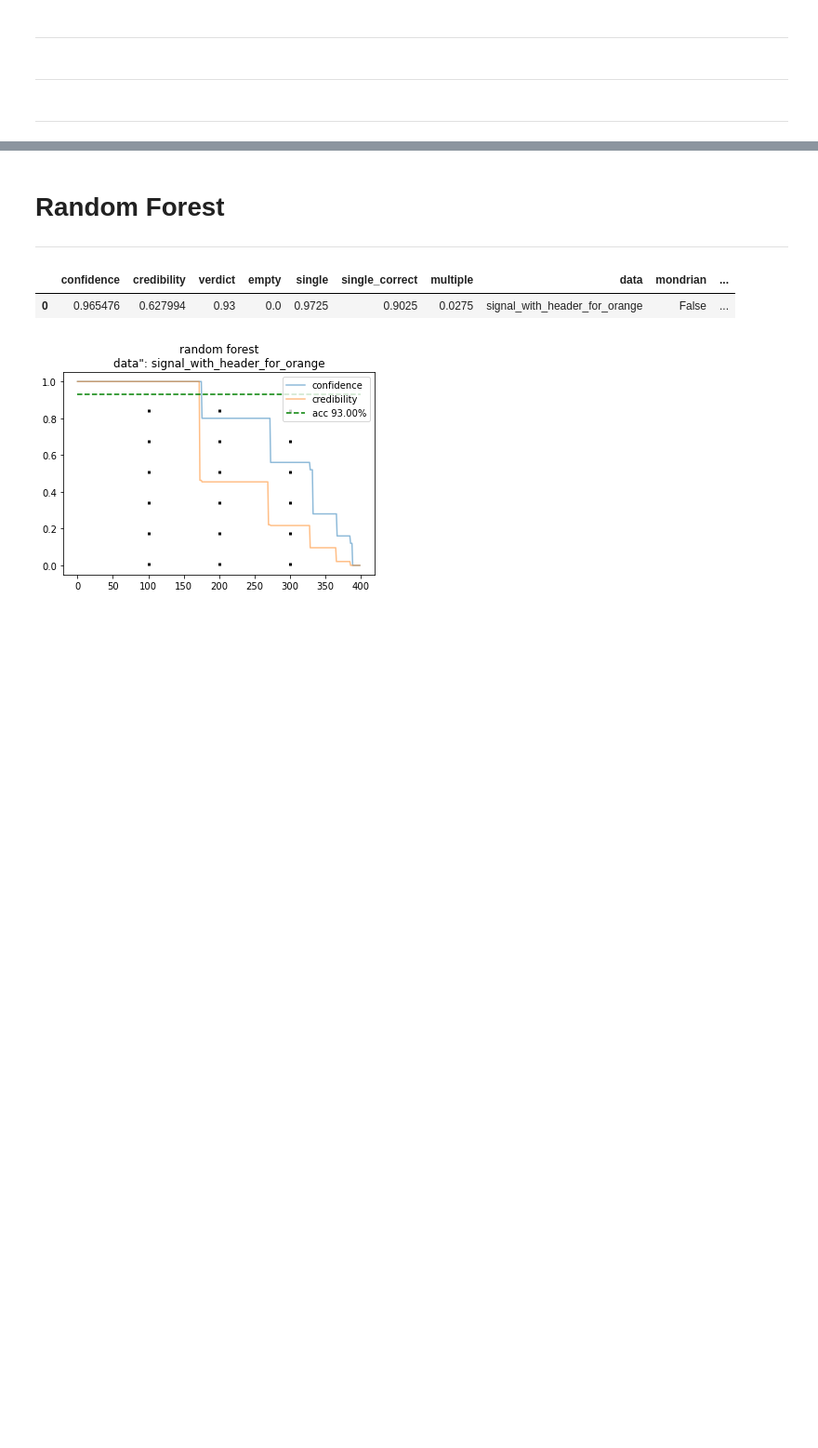
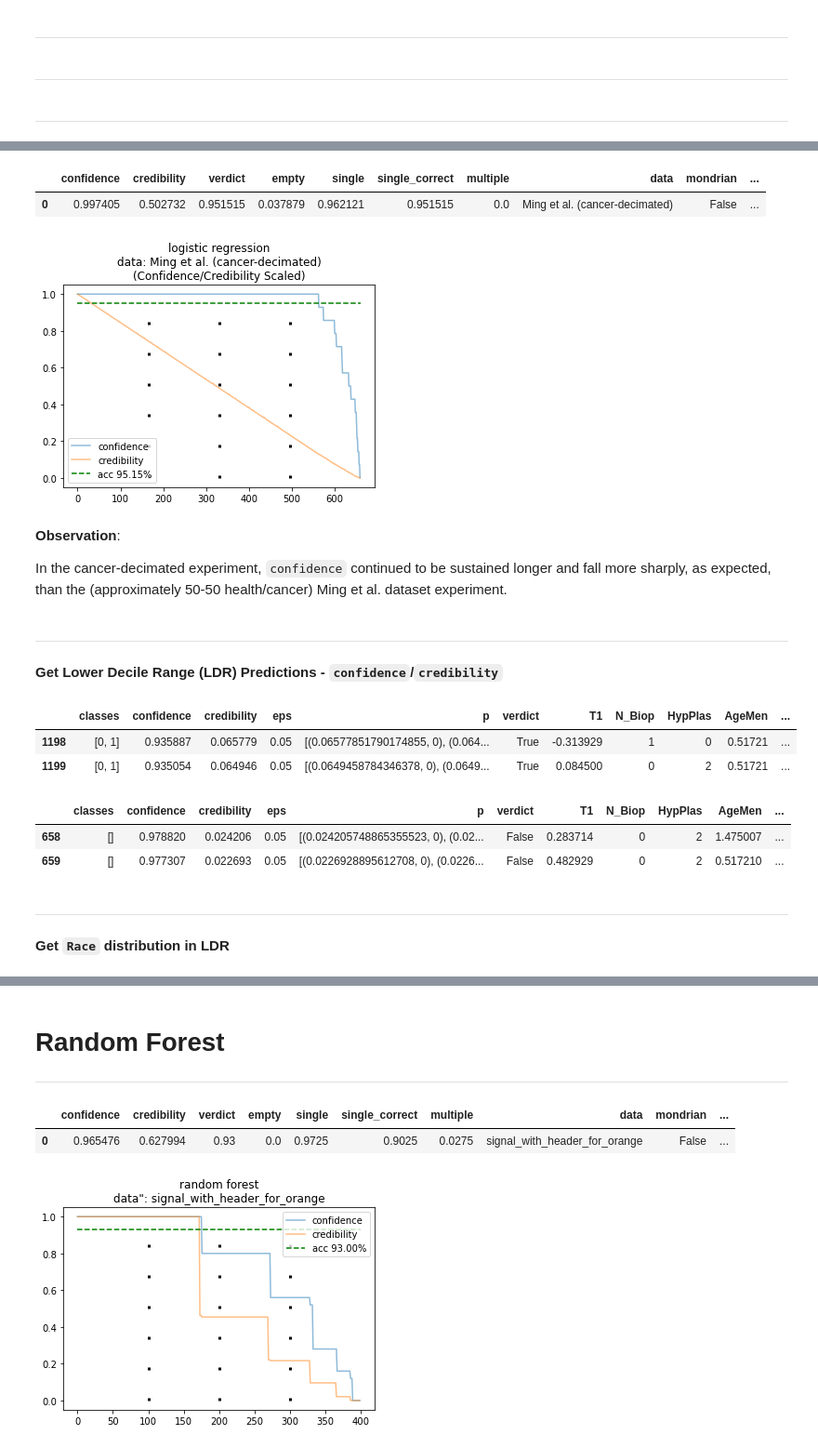
Before and after one commit to illato/vigilant-computing-machine, a Jupyter notebook: source/Notebooks/Conformal_Prediction_Confidence_LDR_Disparity.ipynb, the cells around one changed output, grey strips where cells are left out. Shown at 93% size. Cells and saved outputs as stored; diff of their text form; code cells hidden in the pictures; blank space fills up the shorter version.

```diff
--- a/source/Notebooks/Conformal_Prediction_Confidence_LDR_Disparity.ipynb
+++ b/source/Notebooks/Conformal_Prediction_Confidence_LDR_Disparity.ipynb
@@ -159,0 +347,17 @@ df_logistic_ldr_race_disparity
+# %%
+np.random.seed(42)
+
+
+cc = cp.classification.InductiveClassifier(
+        cp.nonconformity.InverseProbability(
+            Orange.classification.LogisticRegressionLearner()))
+
+experiment_logistic_signal = util.run_experiments(cc,
+                                                  tab_signal,
+                                                  tab_signal,
+                                                  tab_signal,
+                                                  eps=0.05,
+                                                  method='Baseline Unsplit Data')
+
+util.plot_experiments(experiment_logistic_signal)
+experiment_logistic_signal
@@ -159,0 +368,53 @@ df_logistic_ldr_race_disparity
+# %%
+np.random.seed(42)
+
+
+cc = cp.classification.InductiveClassifier(
+        cp.nonconformity.InverseProbability(
+            Orange.classification.LogisticRegressionLearner()))
+
+experiment_logistic_cancer_decimated = util.run_experiments(cc,
+                                                            tab_decimated,
+                                                            tab_decimated,
+                                                            tab_decimated,
+                                                            eps=0.05,
+                                                            method='Baseline Unsplit Data')
+
+util.plot_experiments(experiment_logistic_cancer_decimated)
+experiment_logistic_cancer_decimated
+# %% [output]
+|  | confidence | credibility | verdict | empty | single | single_correct | multiple | data | mondrian | ... |
+| 0 | 0.997405 | 0.502732 | 0.951515 | 0.037879 | 0.962121 | 0.951515 | 0.0 | Ming et al. (cancer-decimated) | False | ... |
+[figure, added]
+# %% [markdown]
+__Observation__:
+
+In the cancer-decimated experiment, `confidence` continued to be sustained longer and fall more sharply, as expected, than the (approximately 50-50 health/cancer) Ming et al. dataset experiment.
+# %% [markdown]
+---
+__Get Lower Decile Range (LDR) Predictions - `confidence`/`credibility`__
+# %%
+df_pred = experiment_logistic_signal.loc[0, 'df']
+df_pred = util.sort_reindex(df_pred,
+                                            col=['confidence','credibility'])
+ldr_idx = int(len(df_pred.index.values) / 10)
+df_pred_logistic_signal_ldr = df_pred.iloc[-ldr_idx:,:].copy()
+df_pred_logistic_signal_ldr.tail(2)
+# %% [output]
+|  | classes | confidence | credibility | eps | p | verdict | T1 | N_Biop | HypPlas | AgeMen | ... |
+| 1198 | [0, 1] | 0.935887 | 0.065779 | 0.05 | [(0.06577851790174855, 0), (0.064... | True | -0.313929 | 1 | 0 | 0.51721 | ... |
+| 1199 | [0, 1] | 0.935054 | 0.064946 | 0.05 | [(0.0649458784346378, 0), (0.0649... | True | 0.084500 | 0 | 2 | 0.51721 | ... |
+# %%
+df_pred = experiment_logistic_cancer_decimated.loc[0, 'df']
+df_pred = util.sort_reindex(df_pred,
+                                                             col=['confidence','credibility'])
+ldr_idx = int(len(df_pred.index.values) / 10)
+df_pred_logistic_signal_cancer_decimated_ldr = df_pred.iloc[-ldr_idx:,:].copy()
+df_pred_logistic_signal_cancer_decimated_ldr.tail(2)
+# %% [output]
+|  | classes | confidence | credibility | eps | p | verdict | T1 | N_Biop | HypPlas | AgeMen | ... |
+| 658 | [] | 0.978820 | 0.024206 | 0.05 | [(0.024205748865355523, 0), (0.02... | False | 0.283714 | 0 | 2 | 1.475007 | ... |
+| 659 | [] | 0.977307 | 0.022693 | 0.05 | [(0.0226928895612708, 0), (0.0226... | False | 0.482929 | 0 | 2 | 0.517210 | ... |
+# %% [markdown]
+----
+__Get `Race` distribution in LDR__
```
Also changed, not shown: parts of 153 cells of this notebook, 1 other file.
